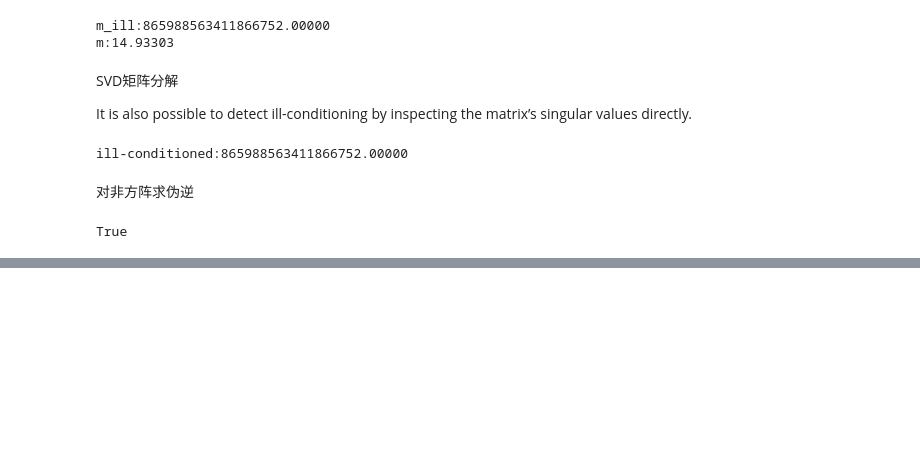
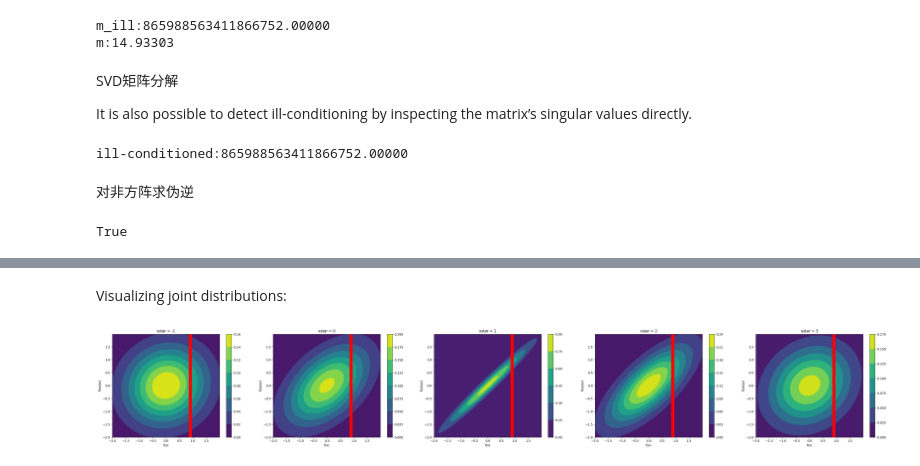
Before and after one commit to xplutoy/cookbook-ml, a Jupyter notebook: cookbook_ml/scipy.ipynb, the cells around one changed output, grey strips where cells are left out. Cells and saved outputs as stored; diff of their text form; code cells hidden in the pictures; blank space fills up the shorter version.

```diff
--- a/cookbook_ml/scipy.ipynb
+++ b/cookbook_ml/scipy.ipynb
@@ -99,0 +147,27 @@ True
+# %% [markdown]
+Visualizing joint distributions:
+# %%
+plt.figure(figsize=(45, 6))
+
+xtrain, ytrain = 1.2, 0.9
+xstar_list = [-1, 0, 1, 2, 3]
+
+for iter_num, xstar in enumerate(xstar_list):
+    # Get kernel matrix
+    K = np.array([[kernel(xtrain, xtrain), kernel(xtrain, xstar)], [kernel(xstar, xtrain), kernel(xstar, xstar)]])
+
+    x, y = np.mgrid[-2:2:0.01, -2:2:0.01]
+    pos = np.empty(x.shape + (2,))
+    pos[:, :, 0] = x
+    pos[:, :, 1] = y
+    rv = sp.stats.multivariate_normal(np.zeros(2), cov=K)
+
+    plt.subplot(1, len(xstar_list), iter_num + 1)
+    plt.contourf(x, y, rv.pdf(pos))
+    cbar = plt.colorbar()
+    plt.title("xstar = {}".format(xstar))
+    plt.xlabel("f(x)")
+    plt.ylabel("f(xstar)")
+    plt.axvline(ytrain, c="red", linewidth=10)
+# %% [output]
+[figure, added]
```
Also changed, not shown: parts of 10 cells of this notebook.
